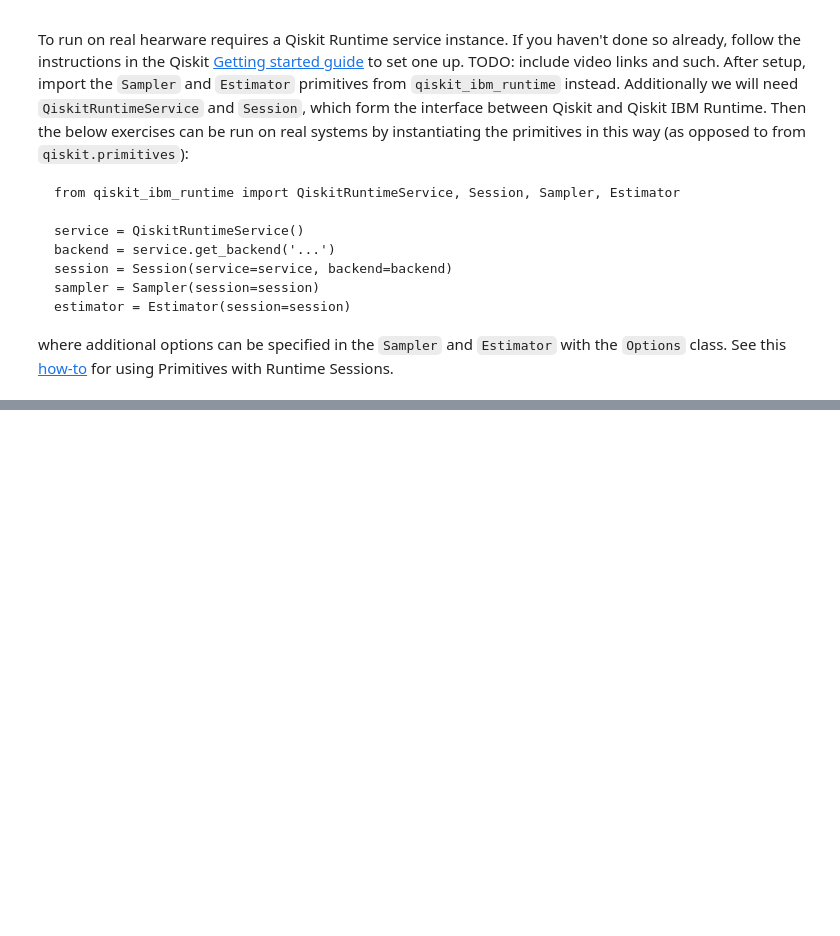
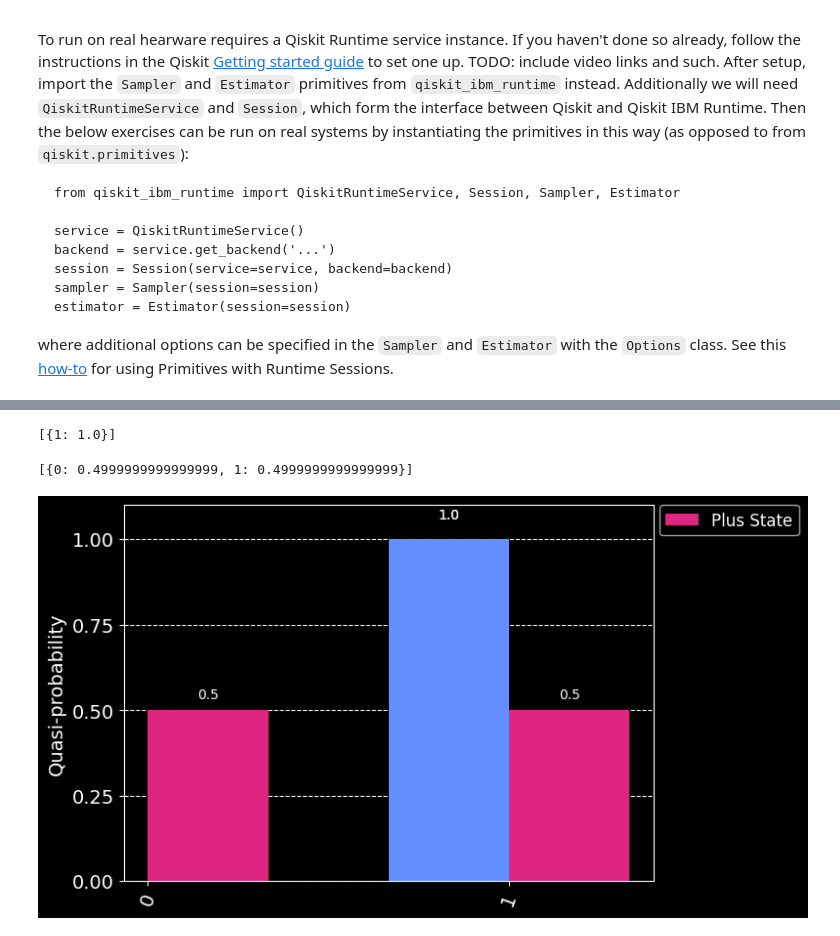
Before and after one commit to Martyna94/QiskitSummerSchool2023, a Jupyter notebook: Lab2/Lab2.ipynb, the cells around one changed output, grey strips where cells are left out. Saved outputs shown, nothing was run; the diff lists cells and outputs as text; code cells hidden in the pictures; blank space fills up the shorter version.

```diff
--- a/Lab2/Lab2.ipynb
+++ b/Lab2/Lab2.ipynb
@@ -35,0 +62,20 @@ plt.style.use('dark_background') # optional
+# %%
+qc_1.measure_all()
+qc_plus.measure_all()
+
+sampler = Sampler()
+job_1 = sampler.run(qc_1)
+job_plus = sampler.run(qc_plus)
+# %%
+job_1.result().quasi_dists
+# %% [output]
+[{1: 1.0}]
+# %%
+job_plus.result().quasi_dists
+# %% [output]
+[{0: 0.4999999999999999, 1: 0.4999999999999999}]
+# %%
+legend = ["Excited State", "Plus State"]
+plot_histogram([job_1.result().quasi_dists[0], job_plus.result().quasi_dists[0]], legend=legend)
+# %% [output]
+[figure, added]
```
Also changed, not shown: parts of 48 cells of this notebook.
